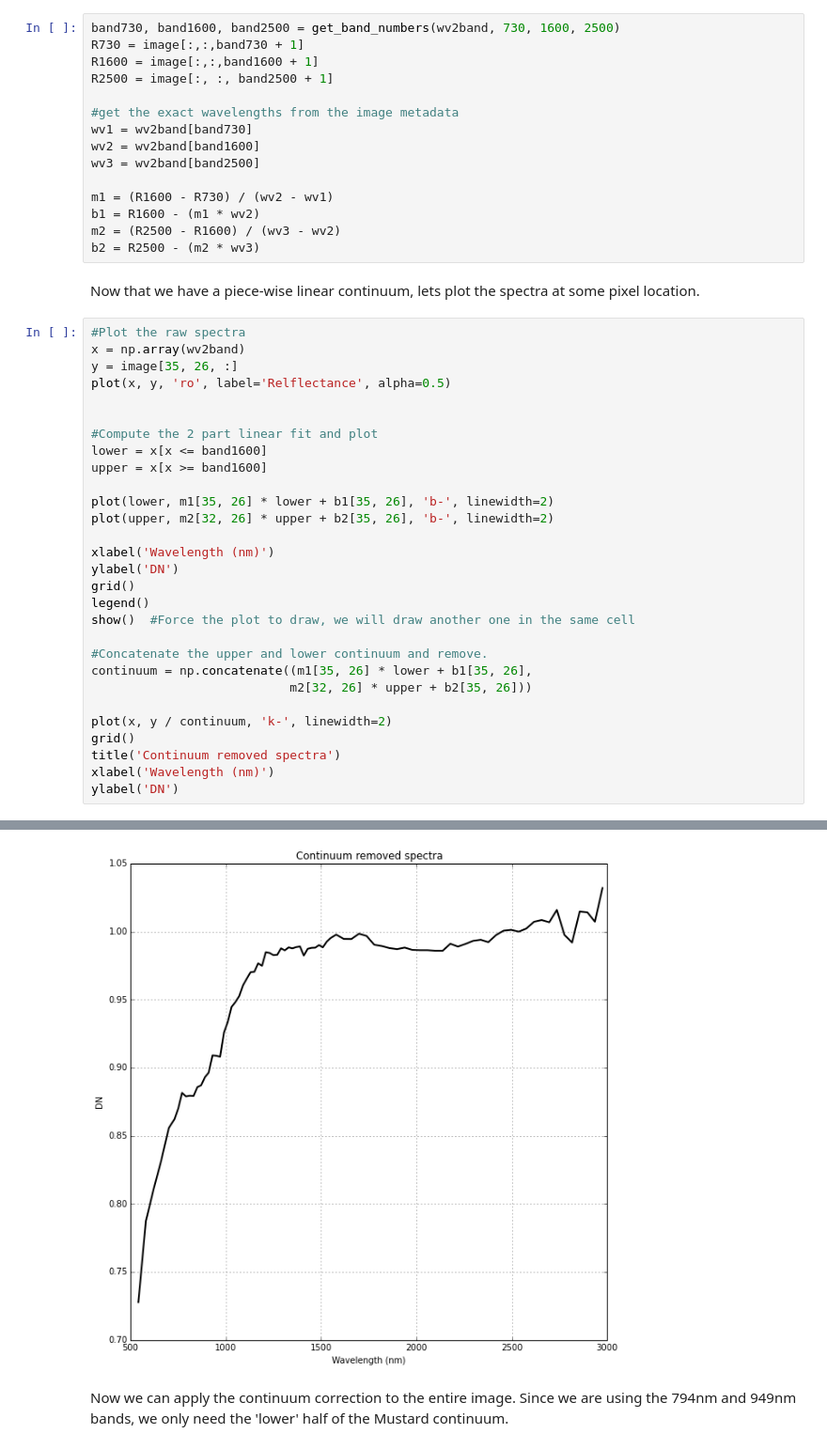
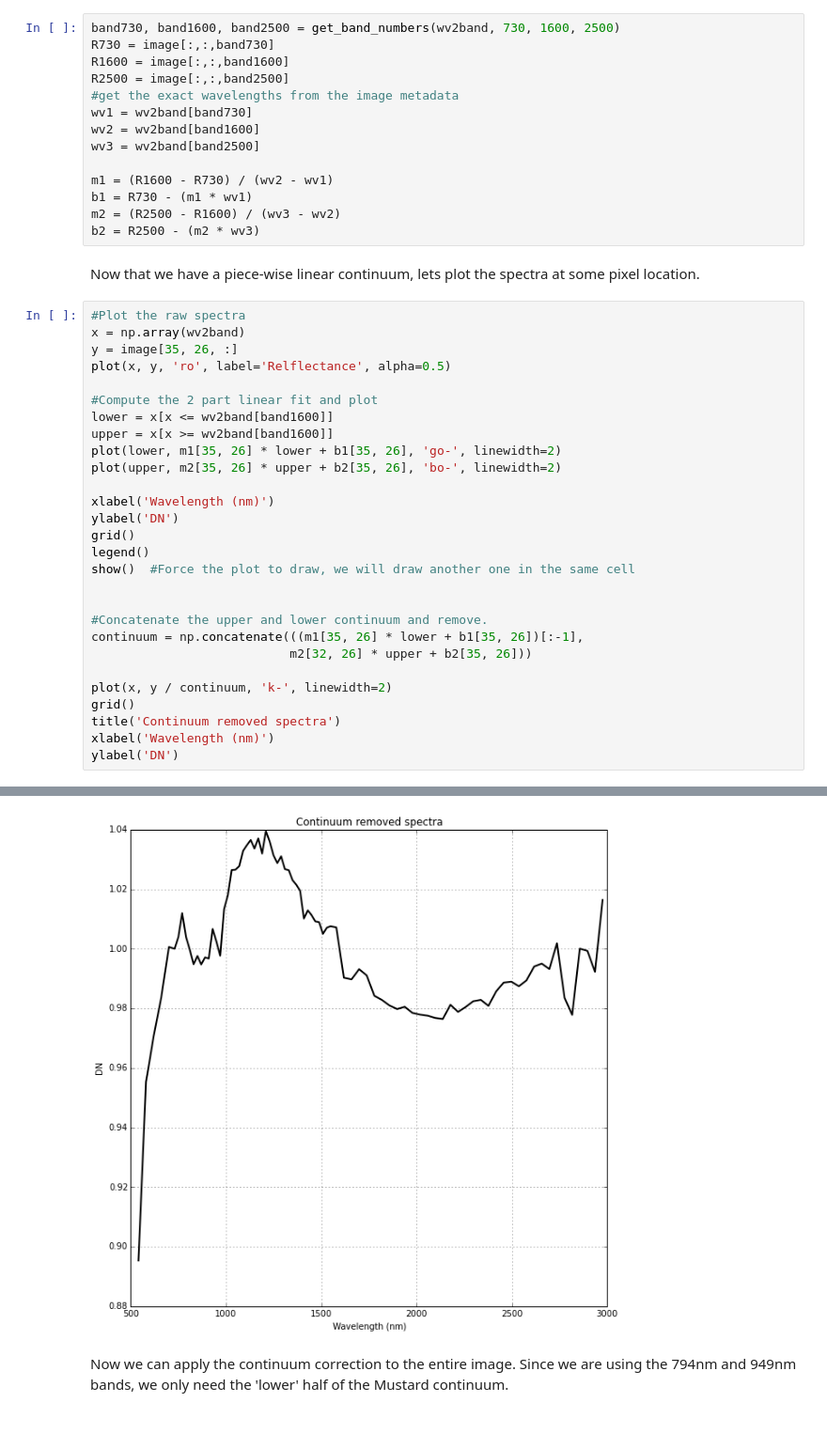
Before and after one commit to Iorent/python_tutorials, a Jupyter notebook: 05_GDAL.ipynb, the cells around one changed output, grey strips where cells are left out. Shown at 94% size. Saved outputs shown, nothing was run; the diff lists cells and outputs as text.

Commit message:
stubbed in additional and fixed continuum issues in 05

```diff
--- a/05_GDAL.ipynb
+++ b/05_GDAL.ipynb
@@ -204,17 +201,16 @@ But, we are missing a step here...the data is being read and a ratio applied, bu
 We do a quick line plot below to visualize the correction.  I'll look more at working with spectra in a bit.
 # %%
 band730, band1600, band2500 = get_band_numbers(wv2band, 730, 1600, 2500)
-R730 = image[:,:,band730 + 1]
-R1600 = image[:,:,band1600 + 1]
-R2500 = image[:, :, band2500 + 1]
-
+R730 = image[:,:,band730]
+R1600 = image[:,:,band1600]
+R2500 = image[:,:,band2500]
 #get the exact wavelengths from the image metadata
 wv1 = wv2band[band730]
 wv2 = wv2band[band1600]
 wv3 = wv2band[band2500]
 
 m1 = (R1600 - R730) / (wv2 - wv1)
-b1 = R1600 - (m1 * wv2)
+b1 = R730 - (m1 * wv1)
 m2 = (R2500 - R1600) / (wv3 - wv2)
 b2 = R2500 - (m2 * wv3)
 # %% [markdown]
@@ -225,13 +221,11 @@ x = np.array(wv2band)
 y = image[35, 26, :]
 plot(x, y, 'ro', label='Relflectance', alpha=0.5)
 
-
 #Compute the 2 part linear fit and plot
-lower = x[x <= band1600]
-upper = x[x >= band1600]
-
-plot(lower, m1[35, 26] * lower + b1[35, 26], 'b-', linewidth=2)
-plot(upper, m2[32, 26] * upper + b2[35, 26], 'b-', linewidth=2)
+lower = x[x <= wv2band[band1600]]
+upper = x[x >= wv2band[band1600]]
+plot(lower, m1[35, 26] * lower + b1[35, 26], 'go-', linewidth=2)
+plot(upper, m2[35, 26] * upper + b2[35, 26], 'bo-', linewidth=2)
 
 xlabel('Wavelength (nm)')
 ylabel('DN')
@@ -239,8 +233,9 @@ grid()
 legend()
 show()  #Force the plot to draw, we will draw another one in the same cell
 
+
 #Concatenate the upper and lower continuum and remove.
-continuum = np.concatenate((m1[35, 26] * lower + b1[35, 26],
+continuum = np.concatenate(((m1[35, 26] * lower + b1[35, 26])[:-1],
                            m2[32, 26] * upper + b2[35, 26]))
 
 plot(x, y / continuum, 'k-', linewidth=2)
@@ -253,5 +248,5 @@ ylabel('DN')
 <matplotlib.text.Text at 0x...>
-[figure, old version]
+[figure, new version]
 # %% [markdown]
 Now we can apply the continuum correction to the entire image.  Since we are using the 794nm and 949nm bands, we only need the 'lower' half of the Mustard continuum.
 # %%
```
Also changed, not shown: parts of 5 cells of this notebook, 2 other files.
